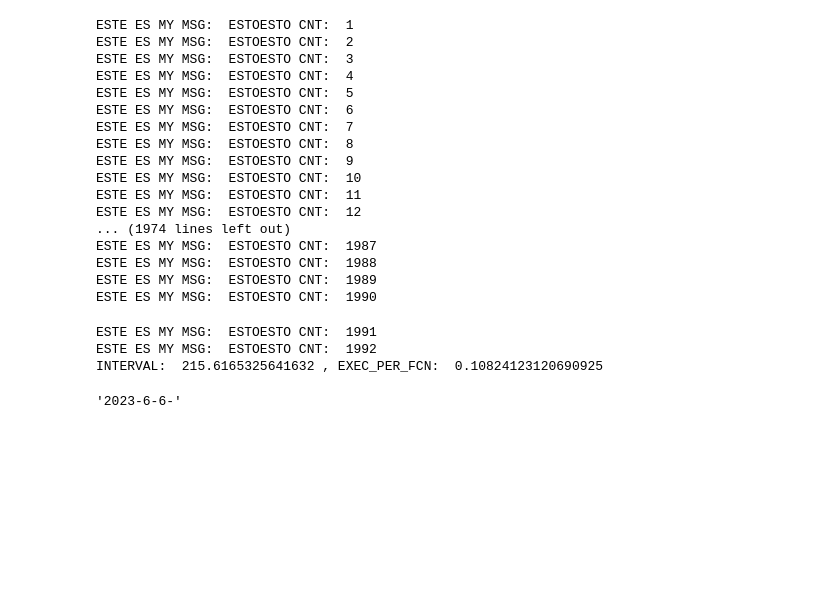
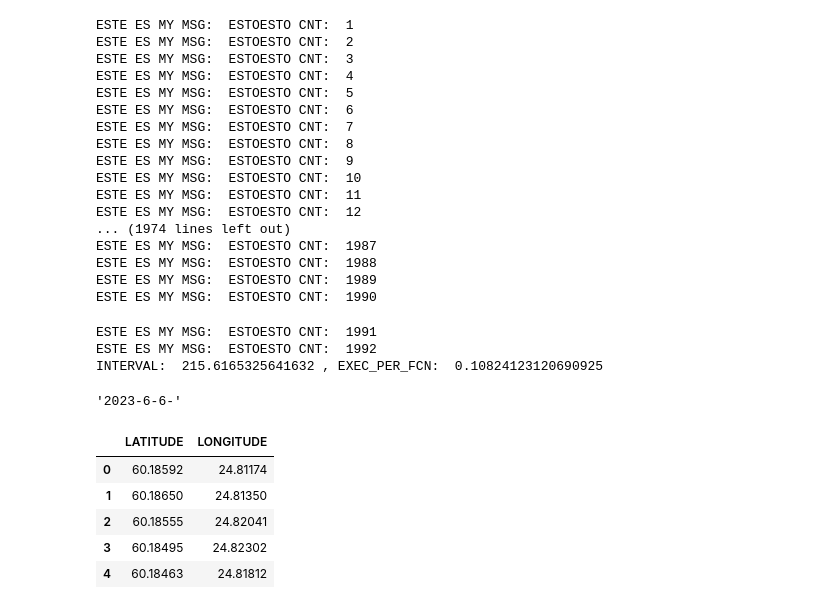
Before and after one commit to jvvtt/a2gMeasurements, a Jupyter notebook: notebook_for_tests.ipynb, the cells around one changed output. Cells and saved outputs as stored; diff of their text form; code cells hidden in the pictures; blank space fills up the shorter version.

```diff
--- a/notebook_for_tests.ipynb
+++ b/notebook_for_tests.ipynb
@@ -1084,3 +1084,15 @@ import datetime
 "".join([str(i) + '-' for i in datetime.datetime.utcnow().timetuple()[0:3]])
 # %% [output]
 '2023-6-6-'
+# %%
+import pandas as pd
+
+data = pd.read_csv('test_coordinates_map_micronova.csv', names=['LATITUDE', 'LONGITUDE'], sep=',')
+data
+# %% [output]
+|  | LATITUDE | LONGITUDE |
+| 0 | 60.18592 | 24.81174 |
+| 1 | 60.18650 | 24.81350 |
+| 2 | 60.18555 | 24.82041 |
+| 3 | 60.18495 | 24.82302 |
+| 4 | 60.18463 | 24.81812 |
```
Also changed, not shown: parts of 1 cell of this notebook, 3 other files.
